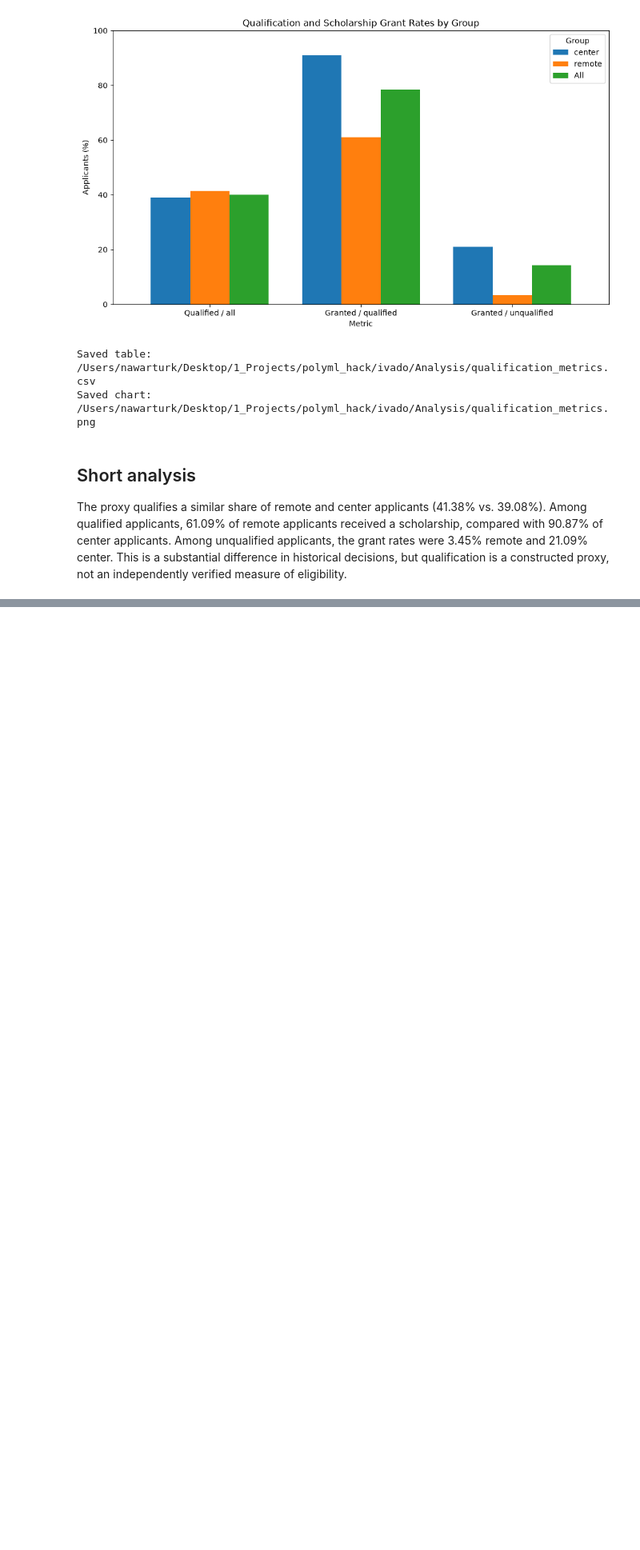
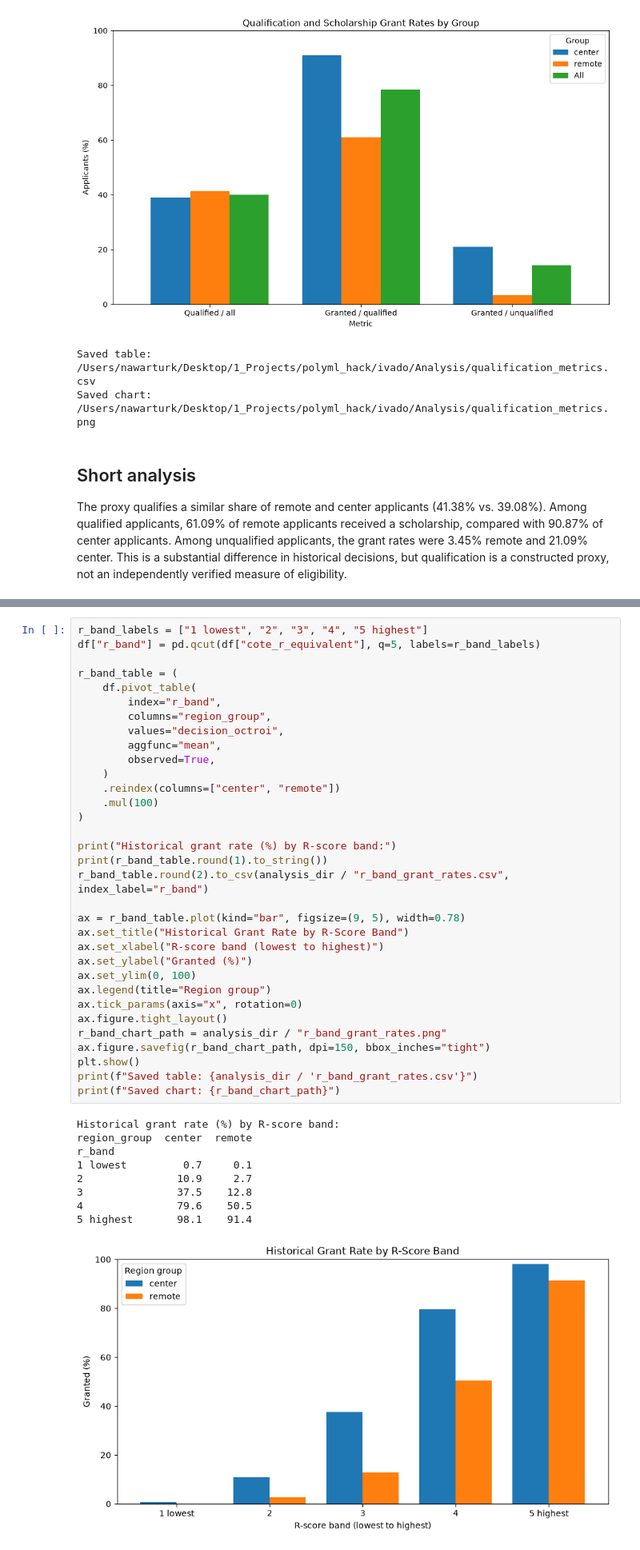
Before and after one commit to NawarTurk/ivado-student-finance-fairness, a Jupyter notebook: Analysis/qualification_metrics.ipynb, the cells around one changed output, grey strips where cells are left out. Shown at 80% size. Drawn from its saved outputs; the diff is of its cells as text; blank space fills up the shorter version.

Commit message:
Add R-score band grant-rate analysis

```diff
--- a/Analysis/qualification_metrics.ipynb
+++ b/Analysis/qualification_metrics.ipynb
@@ -95,0 +100,43 @@ The proxy qualifies a similar share of remote and center applicants (41.38% vs.
+# %%
+r_band_labels = ["1 lowest", "2", "3", "4", "5 highest"]
+df["r_band"] = pd.qcut(df["cote_r_equivalent"], q=5, labels=r_band_labels)
+
+r_band_table = (
+    df.pivot_table(
+        index="r_band",
+        columns="region_group",
+        values="decision_octroi",
+        aggfunc="mean",
+        observed=True,
+    )
+    .reindex(columns=["center", "remote"])
+    .mul(100)
+)
+
+print("Historical grant rate (%) by R-score band:")
+print(r_band_table.round(1).to_string())
+r_band_table.round(2).to_csv(analysis_dir / "r_band_grant_rates.csv", index_label="r_band")
+
+ax = r_band_table.plot(kind="bar", figsize=(9, 5), width=0.78)
+ax.set_title("Historical Grant Rate by R-Score Band")
+ax.set_xlabel("R-score band (lowest to highest)")
+ax.set_ylabel("Granted (%)")
+ax.set_ylim(0, 100)
+ax.legend(title="Region group")
+ax.tick_params(axis="x", rotation=0)
+ax.figure.tight_layout()
+r_band_chart_path = analysis_dir / "r_band_grant_rates.png"
+ax.figure.savefig(r_band_chart_path, dpi=150, bbox_inches="tight")
+plt.show()
+print(f"Saved table: {analysis_dir / 'r_band_grant_rates.csv'}")
+print(f"Saved chart: {r_band_chart_path}")
+# %% [output]
+Historical grant rate (%) by R-score band:
+region_group  center  remote
+r_band
+1 lowest         0.7     0.1
+2               10.9     2.7
+3               37.5    12.8
+4               79.6    50.5
+5 highest       98.1    91.4
+[figure, added]
```
Also changed, not shown: parts of 2 cells of this notebook, 2 other files.
